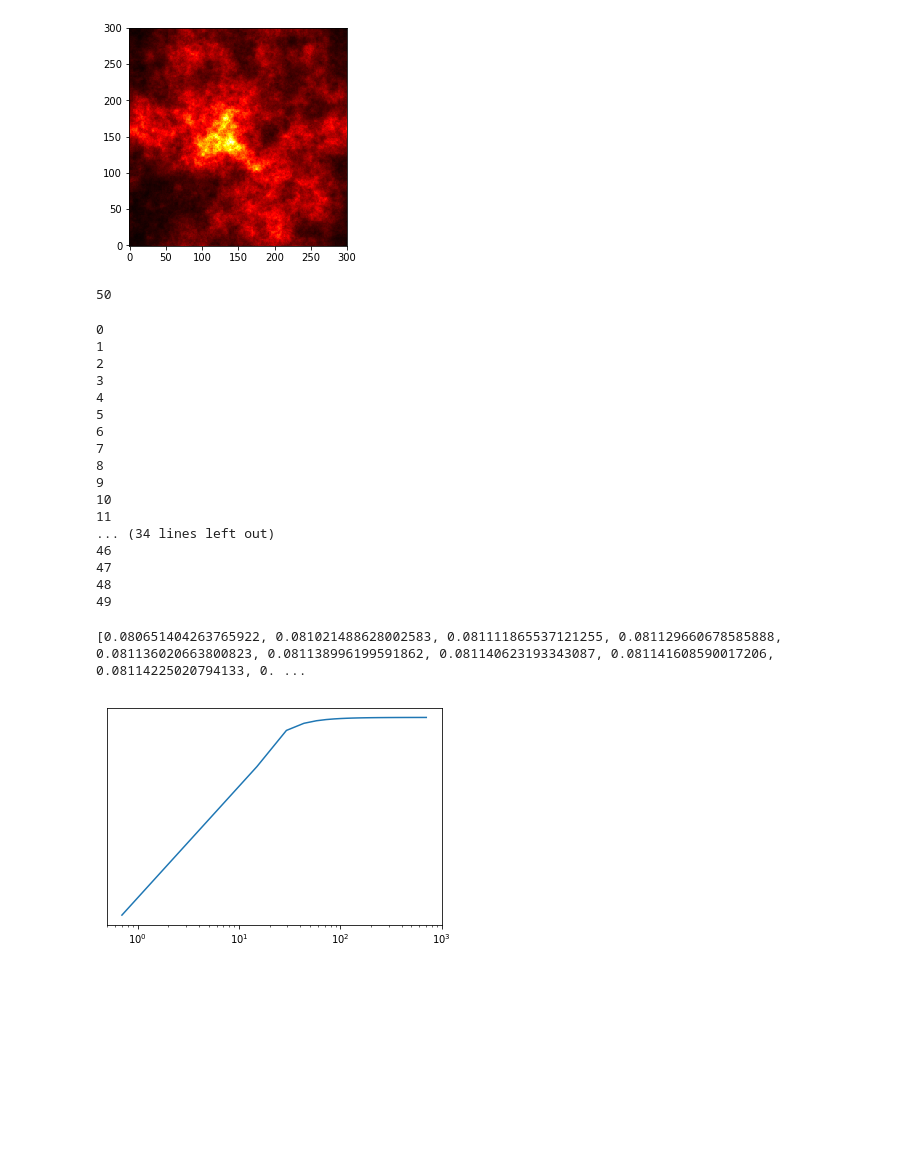
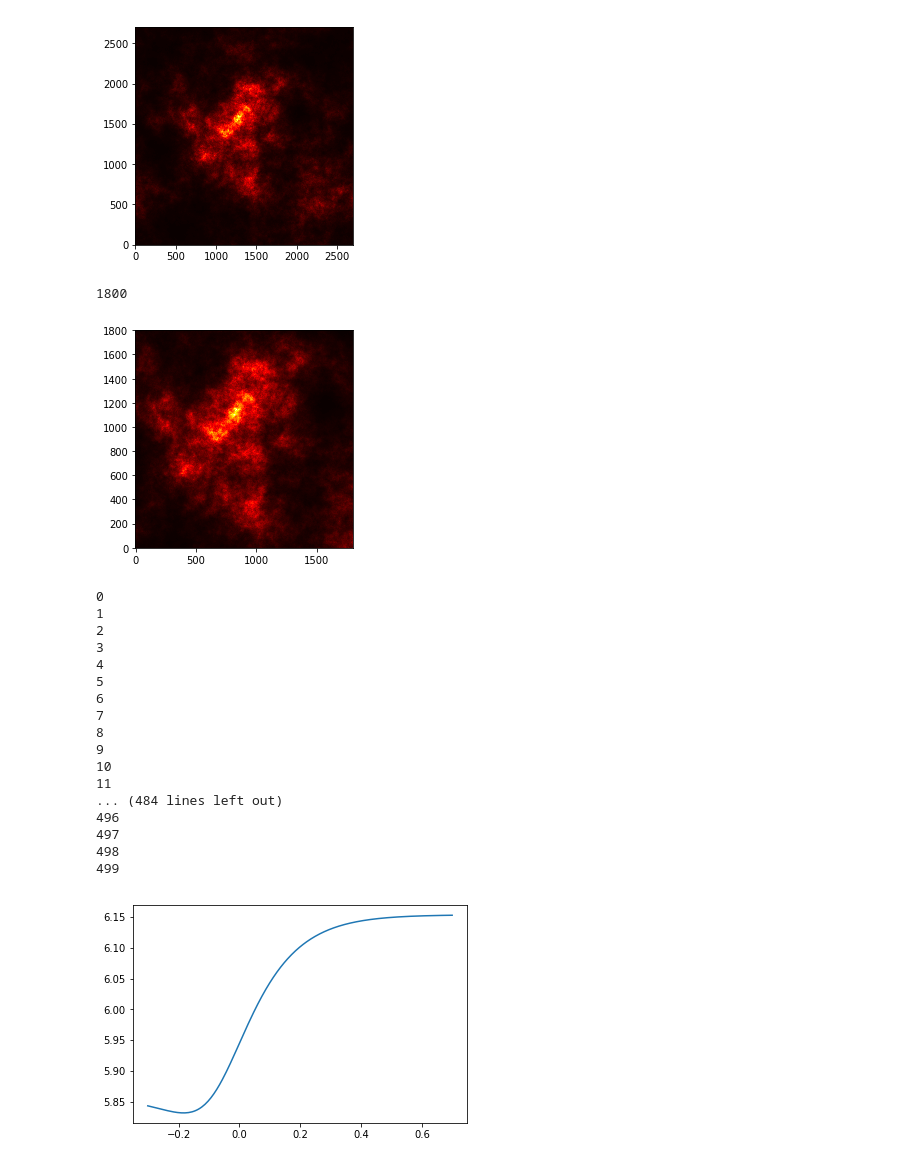
Before and after one commit to MBates92/Scripts, a Jupyter notebook: Roughage.ipynb, the cells around one changed output. Drawn from its saved outputs; the diff is of its cells as text; code cells hidden in the pictures; blank space fills up the shorter version.

```diff
--- a/Roughage.ipynb
+++ b/Roughage.ipynb
@@ -3,24 +3,35 @@ import numpy as np
 import matplotlib.pyplot as plt
 import SpectralSynthesis as SS
 # %%
-X = SS.fBm(300,E = 2, H=0.5, sigma = 0.5, Seed = 120)
+X = SS.fBm(2700,E = 2, H=0.5, sigma = 1.0, Seed = 120)
 # %%
 plt.imshow(X, cmap ='hot', origin = 'lower')
 plt.show()
 # %% [output]
-[figure, old version]
+[figure, new version]
 # %%
 import DeltaVar as DV
-# %%
-L = np.linspace(0.7,702,50)
-v = 1.5
-print(len(L))
-# %% [output]
-50
+# %%
+X_slice = X[450:2250,450:2250]
+N = np.shape(X_slice)
+N= N[0]
+print(N)
+# %% [output]
+1800
+# %%
+plt.imshow(X_slice, origin = 'lower', cmap = 'hot')
+plt.show()
+# %% [output]
+[figure, added]
+# %%
+v = 1.5
+L_max = 2*N / (3*v)
+n = 100
+L = np.linspace(0.5,5, n)
 # %%
 sigma_d = []
-for i in range(0,50):
-    sigma_d.append(DV.DeltaVar(X,L[i],v))
+for i in range(0,n):
+    sigma_d.append(DV.DeltaVarFourier(X_slice,L[i],v))
     print(i)
 # %% [output]
 0
@@ -35,20 +46,16 @@ for i in range(0,50):
 9
 10
 11
-... (34 lines left out)
-46
-47
-48
-49
+... (484 lines left out)
+496
+497
+498
+499
-# %%
-print(sigma_d)
-# %% [output]
-[0.080651404263765922, 0.081021488628002583, 0.081111865537121255, 0.081129660678585888, 0.081136020663800823, 0.081138996199591862, 0.081140623193343087, 0.081141608590017206, 0.08114225020794133, 0. ...
 # %%
 log_sigma_d = np.log10(sigma_d)
 log_L = np.log10(L)
 # %%
-plt.loglog(L,sigma_d)
+plt.plot(log_L,log_sigma_d)
 plt.show()
 # %% [output]
-[figure, old version]
+[figure, new version]
```
Also changed, not shown: parts of 15 cells of this notebook, 1 other file.
